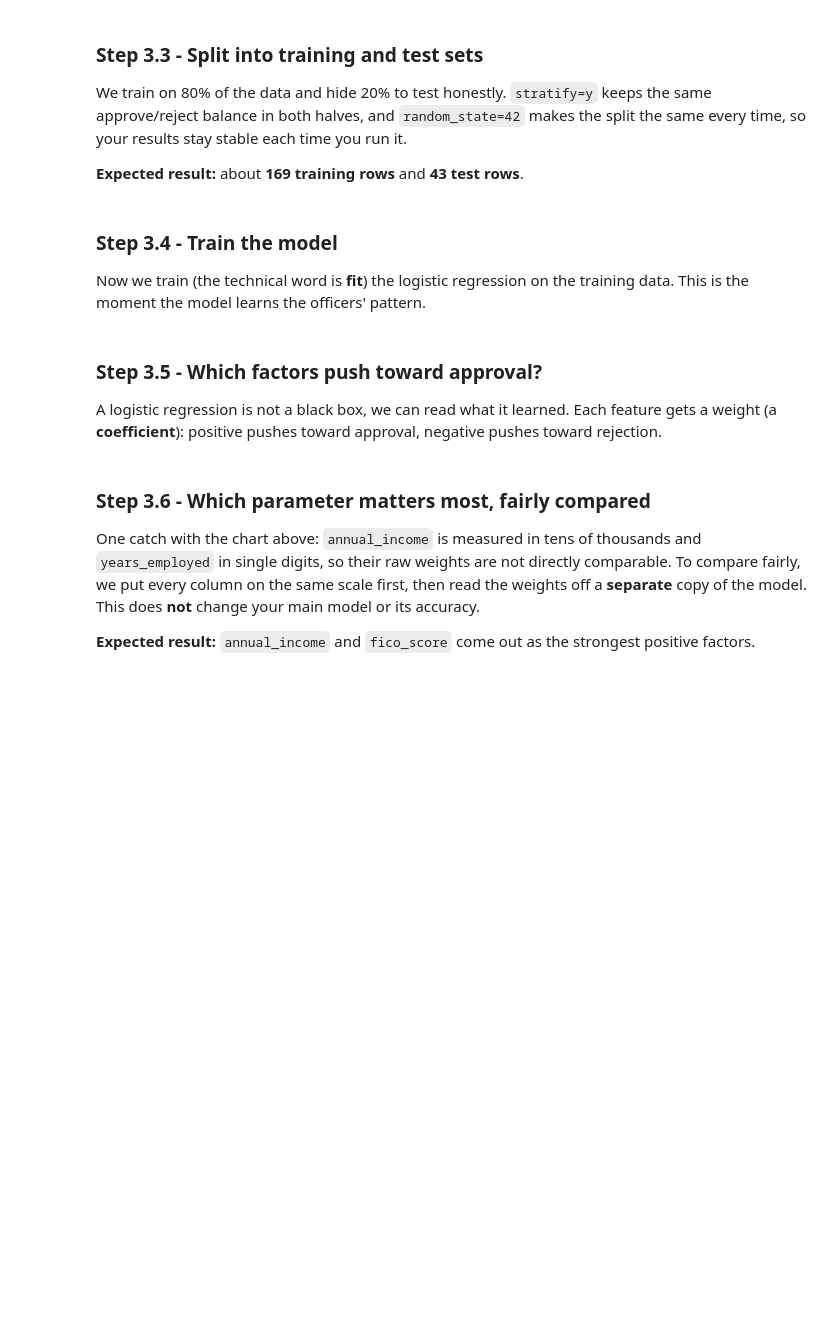
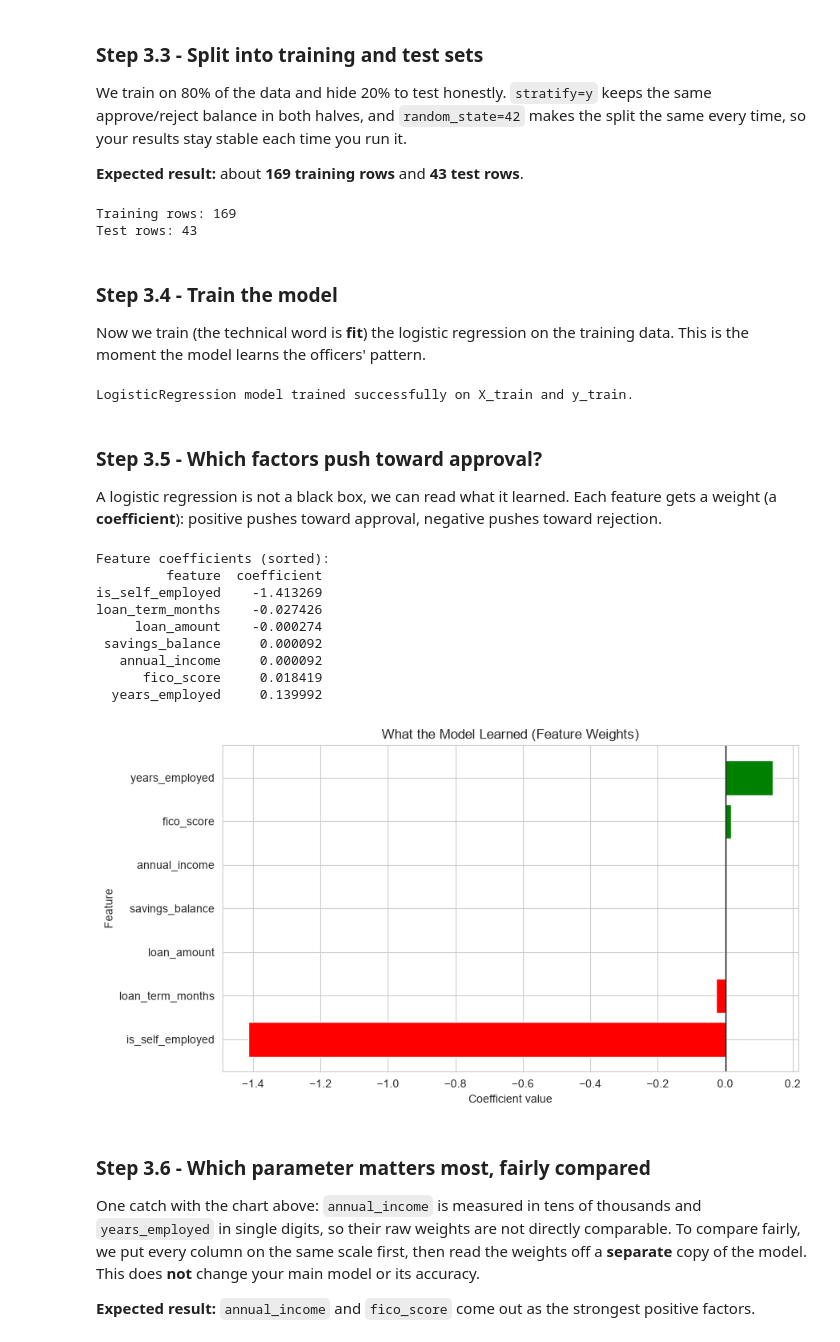
Before and after one commit to emilyejohnson/Beacon-Community-Capital, a Jupyter notebook: Learner_Guide_Notebook.ipynb, the cells around one changed output. Saved outputs shown, nothing was run; the diff lists cells and outputs as text; code cells hidden in the pictures; blank space fills up the shorter version.

```diff
--- a/Learner_Guide_Notebook.ipynb
+++ b/Learner_Guide_Notebook.ipynb
@@ -667,4 +667,10 @@ Models work with numbers, not words. We turn the `approved` column into 1 (Appro
 ## Prompt Codex to create a new column in df called approved_flag that is 1 where approved is
 ## "Approved" and 0 otherwise, then show the count of each value.
 
-______
+# Step 3.1: Create binary target column from existing cleaned df
+
+df["approved_flag"] = (df["approved"] == "Approved").astype(int)
+
+flag_counts = df["approved_flag"].value_counts().sort_index()
+print(f"Count of approved_flag = 0 (Not Approved): {flag_counts.get(0, 0)}")
+print(f"Count of approved_flag = 1 (Approved): {flag_counts.get(1, 0)}")
@@ -702,7 +730,23 @@ We train on 80% of the data and hide 20% to test honestly. `stratify=y` keeps th
 ## test_size=0.2, stratify=y, and random_state=42. Name the outputs X_train, X_test,
 ## y_train, y_test, and print how many rows are in the training set and the test set.
 
-X_train, X_test, y_train, y_test = ______
+# Step 3.3: Train/test split (80/20) with stratification
+
+from sklearn.model_selection import train_test_split
+
+X_train, X_test, y_train, y_test = train_test_split(
+    X,
+    y,
+    test_size=0.2,
+    random_state=42,
+    stratify=y
+)
+
+print(f"Training rows: {X_train.shape[0]}")
+print(f"Test rows: {X_test.shape[0]}")
+# %% [output]
+Training rows: 169
+Test rows: 43
 # %% [markdown]
 ### Step 3.4 - Train the model
 
@@ -712,7 +756,16 @@ Now we train (the technical word is **fit**) the logistic regression on the trai
 ## Prompt Codex to create a scikit-learn LogisticRegression with max_iter=1000, fit it on
 ## X_train and y_train, and print a short confirmation message. Name the model `model`.
 
-model = ______
+# Step 3.4: Train logistic regression model on training data only
+
+from sklearn.linear_model import LogisticRegression
+
+model = LogisticRegression(max_iter=1000)
+model.fit(X_train, y_train)
+
+print("LogisticRegression model trained successfully on X_train and y_train.")
+# %% [output]
+LogisticRegression model trained successfully on X_train and y_train.
 # %% [markdown]
 ### Step 3.5 - Which factors push toward approval?
 
@@ -720,10 +773,45 @@ A logistic regression is not a black box, we can read what it learned. Each feat
 # %%
 ## TASK: Chart the model's feature weights.
 ## Prompt Codex to build a table pairing each feature name (X.columns) with its coefficient
 ## (model.coef_[0]), sort it, and draw a horizontal bar chart titled "What the Model Learned
 ## (Feature Weights)", green bars for positive weights and red for negative.
 
-______
+# Step 3.5: Inspect and visualize learned feature coefficients (no retraining)
+
+import pandas as pd
+import matplotlib.pyplot as plt
+
+coef_table = pd.DataFrame({
+    "feature": X.columns,
+    "coefficient": model.coef_[0]
+}).sort_values("coefficient", ascending=True)
+
+# Keep small values readable
+print("Feature coefficients (sorted):")
+print(coef_table.to_string(index=False, float_format=lambda v: f"{v: .6f}"))
+
+# Color by sign
+colors = ["green" if c > 0 else "red" for c in coef_table["coefficient"]]
+
+plt.figure(figsize=(9, 5))
+plt.barh(coef_table["feature"], coef_table["coefficient"], color=colors)
+plt.axvline(0, color="black", linewidth=1)
+plt.title("What the Model Learned (Feature Weights)")
+plt.xlabel("Coefficient value")
+plt.ylabel("Feature")
+plt.tight_layout()
+plt.show()
+# %% [output]
+Feature coefficients (sorted):
+         feature  coefficient
+is_self_employed    -1.413269
+loan_term_months    -0.027426
+     loan_amount    -0.000274
+ savings_balance     0.000092
+   annual_income     0.000092
+      fico_score     0.018419
+  years_employed     0.139992
+[figure, added]
 # %% [markdown]
 ### Step 3.6 - Which parameter matters most, fairly compared
 
```
Also changed, not shown: parts of 8 cells of this notebook.
